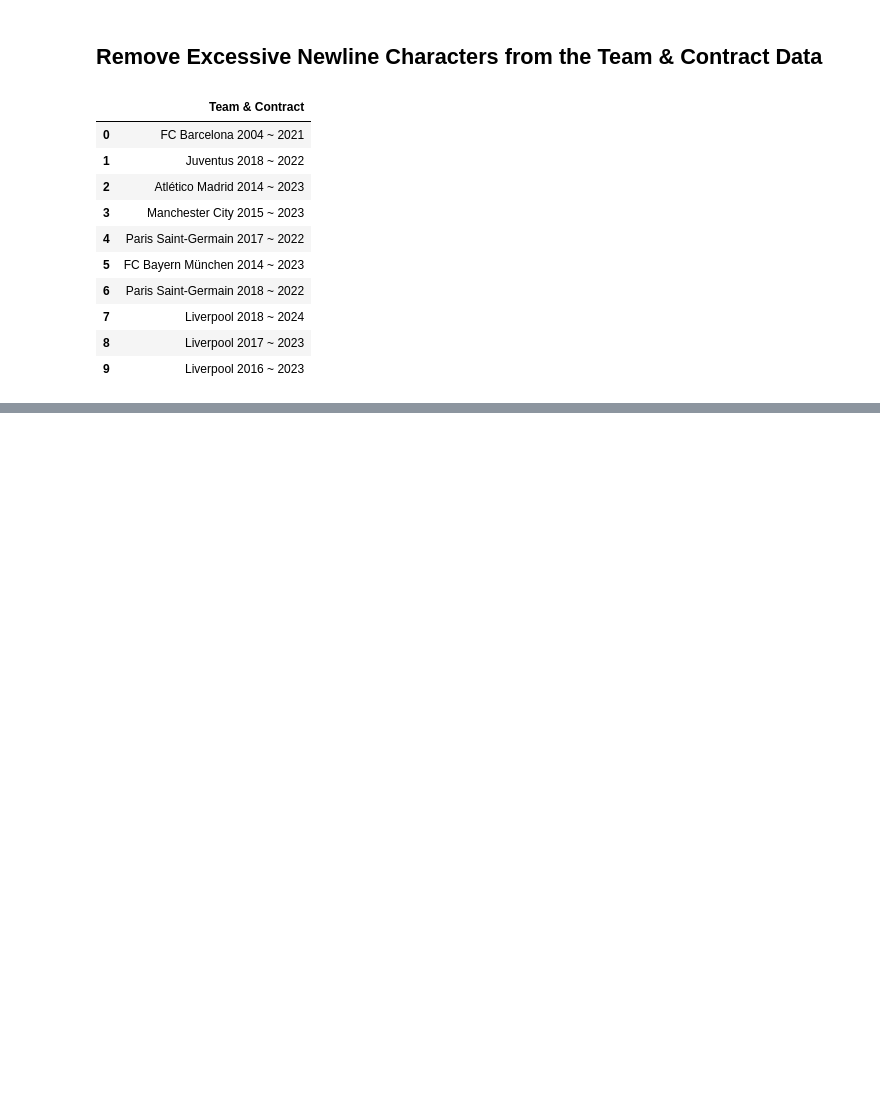
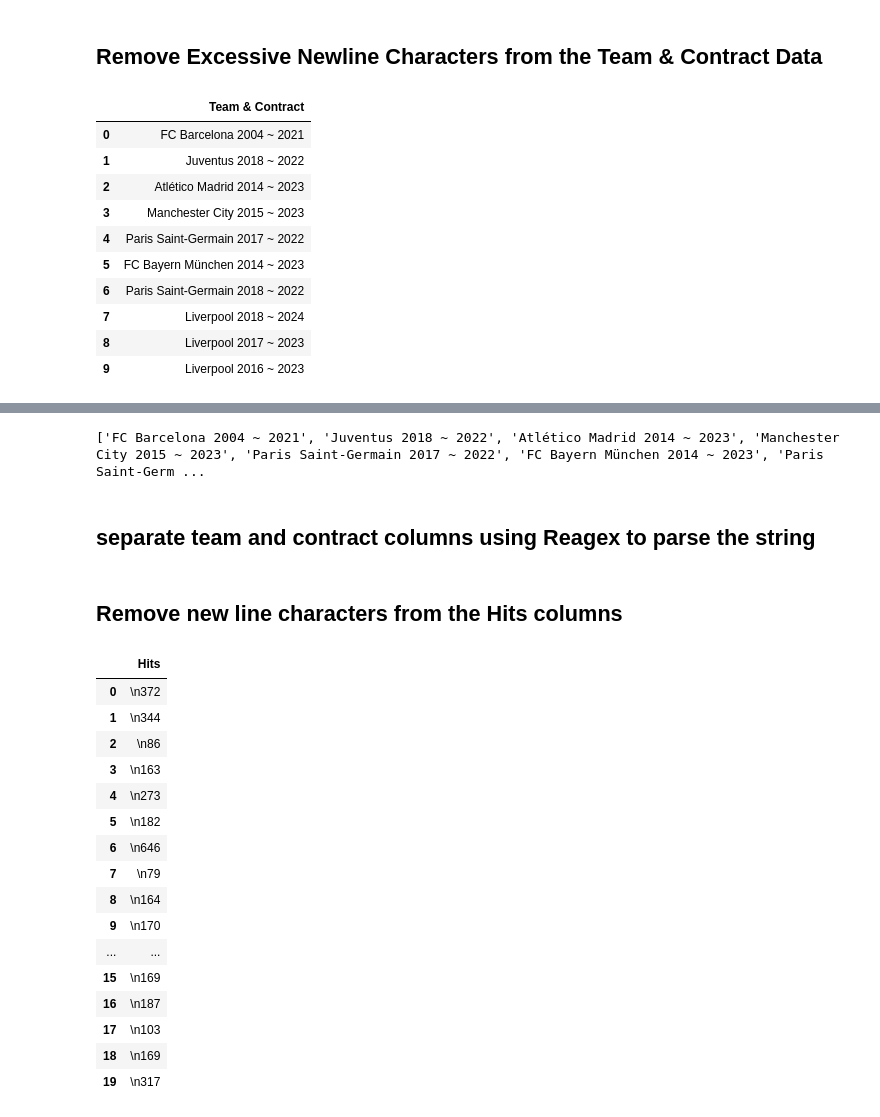
Before and after one commit to ayoub22222222/Data_Cleaning_project, a Jupyter notebook: Untitled.ipynb, the cells around one changed output, grey strips where cells are left out. Cells and saved outputs as stored; diff of their text form; code cells hidden in the pictures; blank space fills up the shorter version.

```diff
--- a/Untitled.ipynb
+++ b/Untitled.ipynb
@@ -442,3 +424,7 @@ df.head(5)
 | 2 | https://cdn.sofifa.com/players/20... | Jan Oblak | http://sofifa.com/player/200389/j... | Slovenia | GK | J. Oblak | 27 | 91 | 93 | ... |
 | 3 | https://cdn.sofifa.com/players/19... | Kevin De Bruyne | http://sofifa.com/player/192985/k... | Belgium | CAM CM | K. De Bruyne | 29 | 91 | 91 | ... |
 | 4 | https://cdn.sofifa.com/players/19... | Neymar da Silva Santos Jr. | http://sofifa.com/player/190871/n... | Brazil | LW CAM | Neymar Jr | 28 | 91 | 91 | ... |
+# %%
+empty_list = []
+for i in df['Team & Contract']:
+    empty_list.append(i)
@@ -444,0 +437,62 @@ df.head(5)
+# %%
+# for i in range(0, len(empty_list)):
+#     print(empty_list[0])
+test_list = []
+for i in range(0, len(empty_list)):
+    if len(test_list) == 10:
+        break
+    test_list.append(empty_list[i])
+# print(len(test_list))
+# %%
+print(test_list)
+# %% [output]
+['FC Barcelona 2004 ~ 2021', 'Juventus 2018 ~ 2022', 'Atlético Madrid 2014 ~ 2023', 'Manchester City 2015 ~ 2023', 'Paris Saint-Germain 2017 ~ 2022', 'FC Bayern München 2014 ~ 2023', 'Paris Saint-Germ ...
+# %% [markdown]
+## separate team and contract columns using Reagex to parse the string
+# %%
+# for i in test_list:
+#     new = []
+#     rege = '\d+\s~\s\d+'
+#     patt = re.search(rege, i).group()
+#     new.append(patt)
+
+    # print(i)
+# df['Team'] = [re.search('\d+\s~\s\d+',i).group() for i in df['Team & Contract']]
+# def extract_contract(text):
+#     match = re.match(r'^[^\d]+', text)
+#     return match.group().strip() if match else ''
+
+# df['Contract'] = df['Team & Contract'].apply(extract_contract)
+
+df['Contract'] = [
+    re.search(r'\d+\s~\s\d+', i).group() if re.search(r'\d+\s~\s\d+', i) else ''
+    for i in df['Team & Contract']
+]
+# %%
+df['Team'] = [
+    re.search(r'^[^\d]+', i).group() if re.search(r'^[^\d]+', i) else ''
+    for i in df['Team & Contract']
+]
+# %% [markdown]
+## Remove new line characters from the Hits columns
+# %%
+# dipsplay the Hits columns to have an idea about its content
+df[['Hits']].head(20)
+# %% [output]
+|  | Hits |
+| 0 | \n372 |
+| 1 | \n344 |
+| 2 | \n86 |
+| 3 | \n163 |
+| 4 | \n273 |
+| 5 | \n182 |
+| 6 | \n646 |
+| 7 | \n79 |
+| 8 | \n164 |
+| 9 | \n170 |
+| ... | ... |
+| 15 | \n169 |
+| 16 | \n187 |
+| 17 | \n103 |
+| 18 | \n169 |
+| 19 | \n317 |
```
Also changed, not shown: parts of 10 cells of this notebook.
